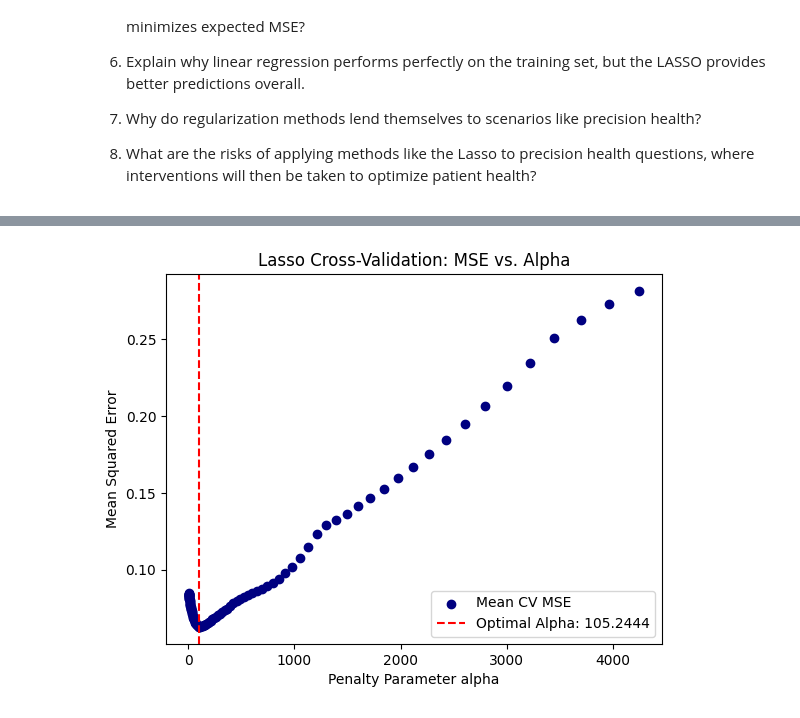
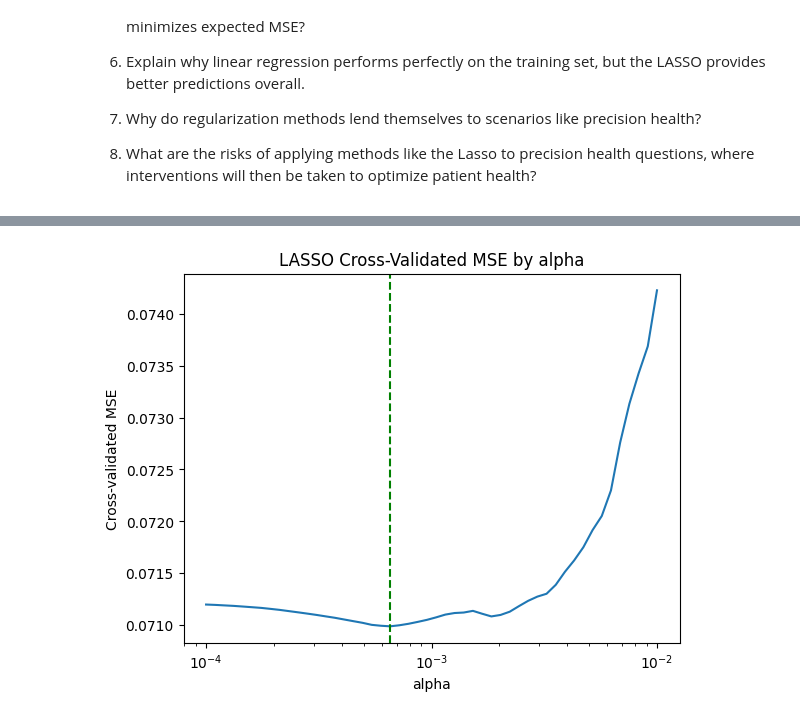
Before and after one commit to lainegoldmacher1/undergrad_ml_assignments, a Jupyter notebook: genomics_lab.ipynb, the cells around one changed output, grey strips where cells are left out. Drawn from its saved outputs; the diff is of its cells as text; code cells hidden in the pictures.

```diff
--- a/genomics_lab.ipynb
+++ b/genomics_lab.ipynb
@@ -40,6 +36,14 @@ df.head()
 # %%
+#1
+df = pd.read_csv('data/golub.csv')
+
 mapper = {'allB': 0, 'allT': 0, 'aml': 1}
+df['outcome'] = df['cancer'].map(mapper)
+print(df[['Samples', 'cancer', 'outcome']].head())
 
-df['cancer'] = df['cancer'].map(mapper)
-df
+y = df['outcome']
+X = df.drop(['Samples', 'BM.PB', 'Gender', 'Source', 'tissue.mf', 'cancer', 'outcome'], axis=1)
+
+print(f'Observations: {X.shape[0]}')
+print(f'Genes used as predictors: {X.shape[1]}')
 # %% [output]
@@ -152,23 +186,15 @@ Number of Genes Discarded: 7095
 # %%
 #5
-lasso_cv = LassoCV(cv=5, random_state=556, max_iter=10000)
-lasso_cv.fit(X, y)
-
-alphas = lasso_cv.alphas_
-mse_means = np.mean(lasso_cv.mse_path_, axis=1)
-mse_stds = np.std(lasso_cv.mse_path_, axis=1)
-
-plt.scatter(alphas, mse_means, label='Mean CV MSE', color='navy')
-plt.axvline(lasso_cv.alpha_, linestyle='--', color='red', label=f'Optimal Alpha: {lasso_cv.alpha_:.4f}')
-
-plt.xlabel('Penalty Parameter alpha')
-plt.ylabel('Mean Squared Error')
-plt.title('Lasso Cross-Validation: MSE vs. Alpha')
-plt.legend()
+sns.lineplot(x=lasso_cv.alphas_, y=mean_mse_path)
+plt.axvline(alpha_star, color='green', linestyle='--', linewidth=1.5)
+plt.xscale('log')
+plt.xlabel('alpha')
+plt.ylabel('Cross-validated MSE')
+plt.title('LASSO Cross-Validated MSE by alpha')
 plt.show()
 
-# The LASSO is underfitting for the largest alphas, where the MSE is very high, to the right of the optimal alpha.
-# The LASSO is overfitting for the smallest alphas, where MSE is very low, to the left of the optimal alpha.
-# The optimal penality hyperparameter that minimizes expected MSE is 105.2444 (where the curve is minimized).
+# Large values of alpha on the left side of the plot produce too much shrinkage, so the model underfits there.
+# Very small values of alpha on the right side of the plot allow too many coefficients back into the model, so that end is the overfitting region.
+# The minimum expected error occurs at approximately $\alpha = 0.0006551286$.
 # %% [output]
-[figure, old version]
+[figure, new version]
```
Also changed, not shown: parts of 10 cells of this notebook.
